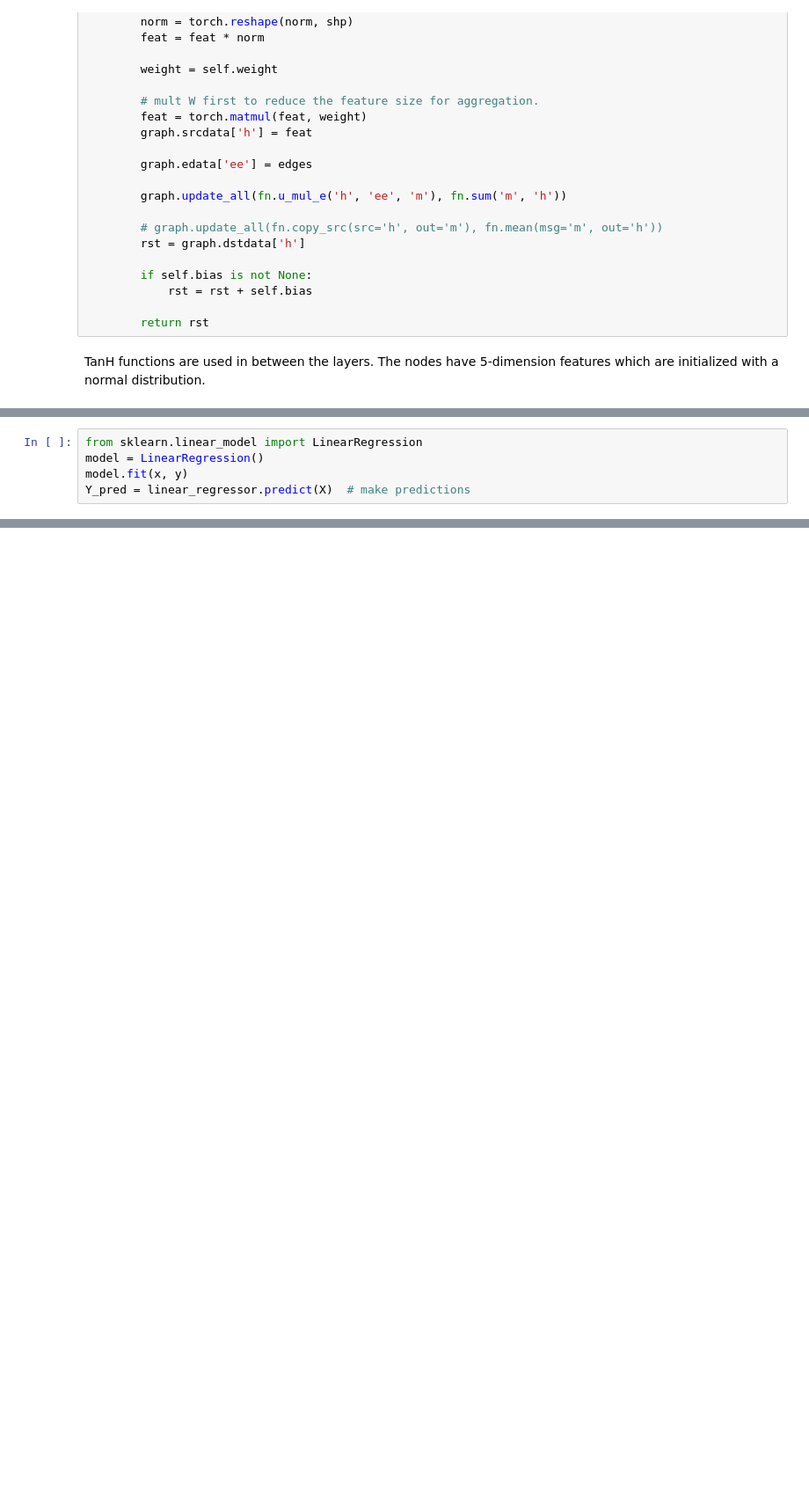
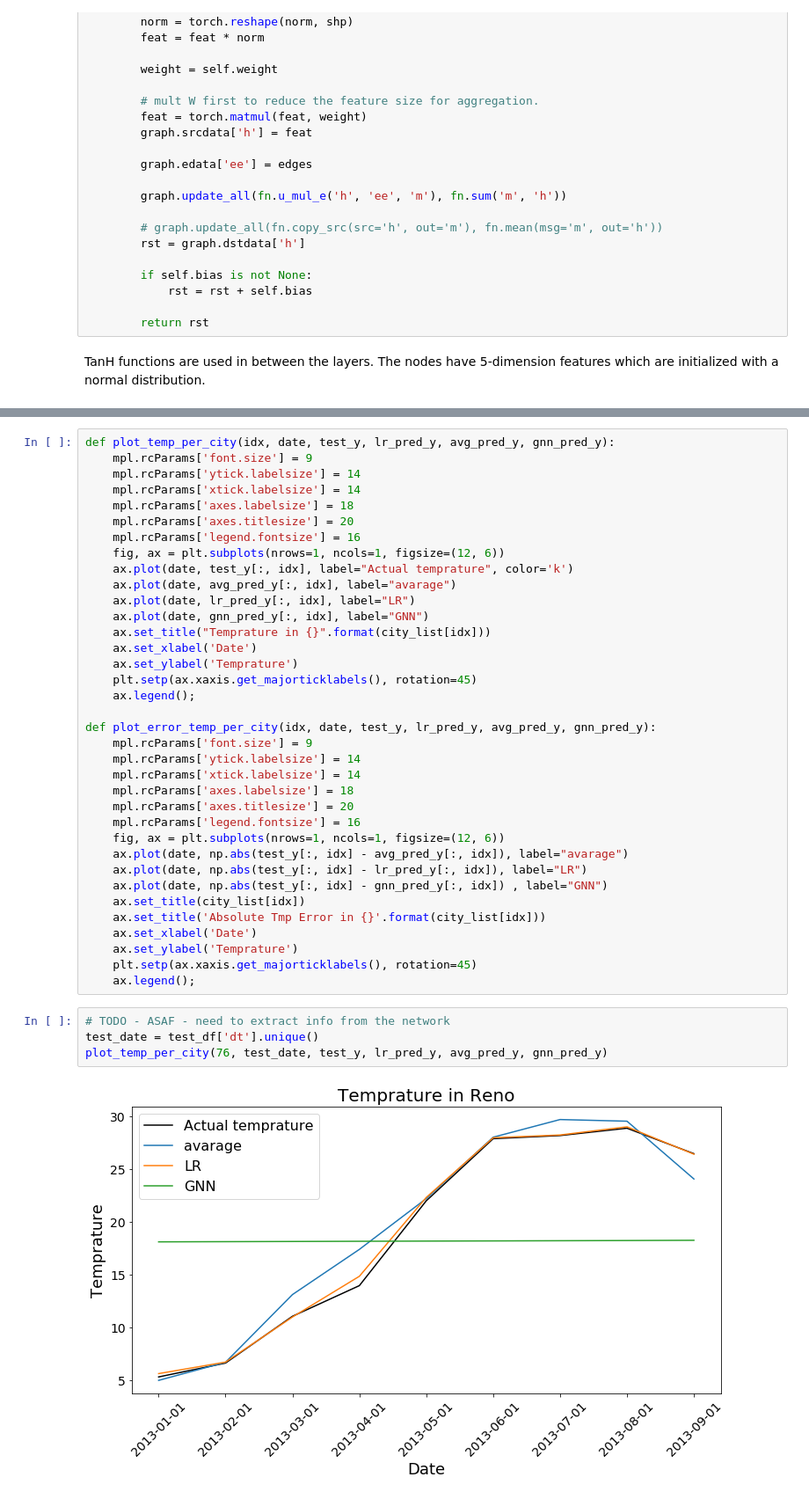
Before and after one commit to asafkar/weather_predict, a Jupyter notebook: weather.ipynb, the cells around one changed output, grey strips where cells are left out. Shown: that part at 88% size. Saved outputs shown, nothing was run; the diff lists cells and outputs as text; blank space fills up the shorter version.

```diff
--- a/weather.ipynb
+++ b/weather.ipynb
@@ -547,5 +718,0 @@ plt.show()
-# %%
-from sklearn.linear_model import LinearRegression
-model = LinearRegression()
-model.fit(x, y)
-Y_pred = linear_regressor.predict(X)  # make predictions
@@ -557,0 +804,42 @@ Y_pred = linear_regressor.predict(X)  # make predictions
+# %%
+def plot_temp_per_city(idx, date, test_y, lr_pred_y, avg_pred_y, gnn_pred_y):
+    mpl.rcParams['font.size'] = 9
+    mpl.rcParams['ytick.labelsize'] = 14
+    mpl.rcParams['xtick.labelsize'] = 14
+    mpl.rcParams['axes.labelsize'] = 18
+    mpl.rcParams['axes.titlesize'] = 20
+    mpl.rcParams['legend.fontsize'] = 16
+    fig, ax = plt.subplots(nrows=1, ncols=1, figsize=(12, 6))
+    ax.plot(date, test_y[:, idx], label="Actual temprature", color='k')
+    ax.plot(date, avg_pred_y[:, idx], label="avarage")
+    ax.plot(date, lr_pred_y[:, idx], label="LR")
+    ax.plot(date, gnn_pred_y[:, idx], label="GNN")
+    ax.set_title("Temprature in {}".format(city_list[idx]))
+    ax.set_xlabel('Date')
+    ax.set_ylabel('Temprature')
+    plt.setp(ax.xaxis.get_majorticklabels(), rotation=45)
+    ax.legend();
+
+def plot_error_temp_per_city(idx, date, test_y, lr_pred_y, avg_pred_y, gnn_pred_y):
+    mpl.rcParams['font.size'] = 9
+    mpl.rcParams['ytick.labelsize'] = 14
+    mpl.rcParams['xtick.labelsize'] = 14
+    mpl.rcParams['axes.labelsize'] = 18
+    mpl.rcParams['axes.titlesize'] = 20
+    mpl.rcParams['legend.fontsize'] = 16
+    fig, ax = plt.subplots(nrows=1, ncols=1, figsize=(12, 6))
+    ax.plot(date, np.abs(test_y[:, idx] - avg_pred_y[:, idx]), label="avarage")
+    ax.plot(date, np.abs(test_y[:, idx] - lr_pred_y[:, idx]), label="LR")
+    ax.plot(date, np.abs(test_y[:, idx] - gnn_pred_y[:, idx]) , label="GNN")
+    ax.set_title(city_list[idx])
+    ax.set_title('Absolute Tmp Error in {}'.format(city_list[idx]))
+    ax.set_xlabel('Date')
+    ax.set_ylabel('Temprature')
+    plt.setp(ax.xaxis.get_majorticklabels(), rotation=45)
+    ax.legend();
+# %%
+# TODO - ASAF - need to extract info from the network
+test_date = test_df['dt'].unique()
+plot_temp_per_city(76, test_date, test_y, lr_pred_y, avg_pred_y, gnn_pred_y)
+# %% [output]
+[figure, added]
```
Also changed, not shown: parts of 31 cells of this notebook, 1 other file.
